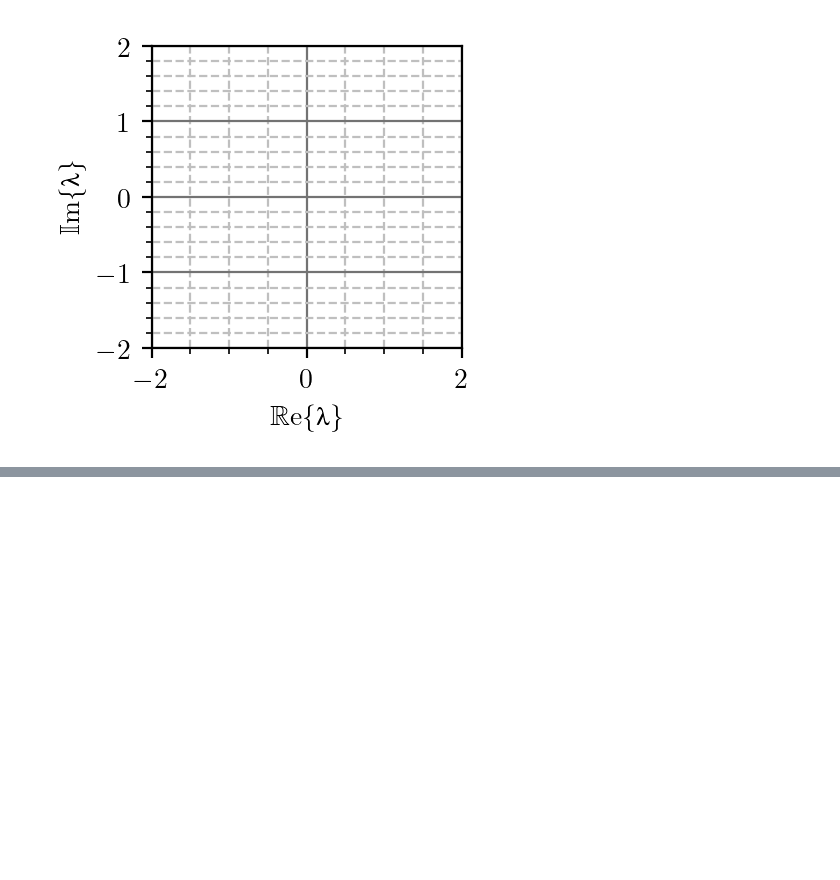
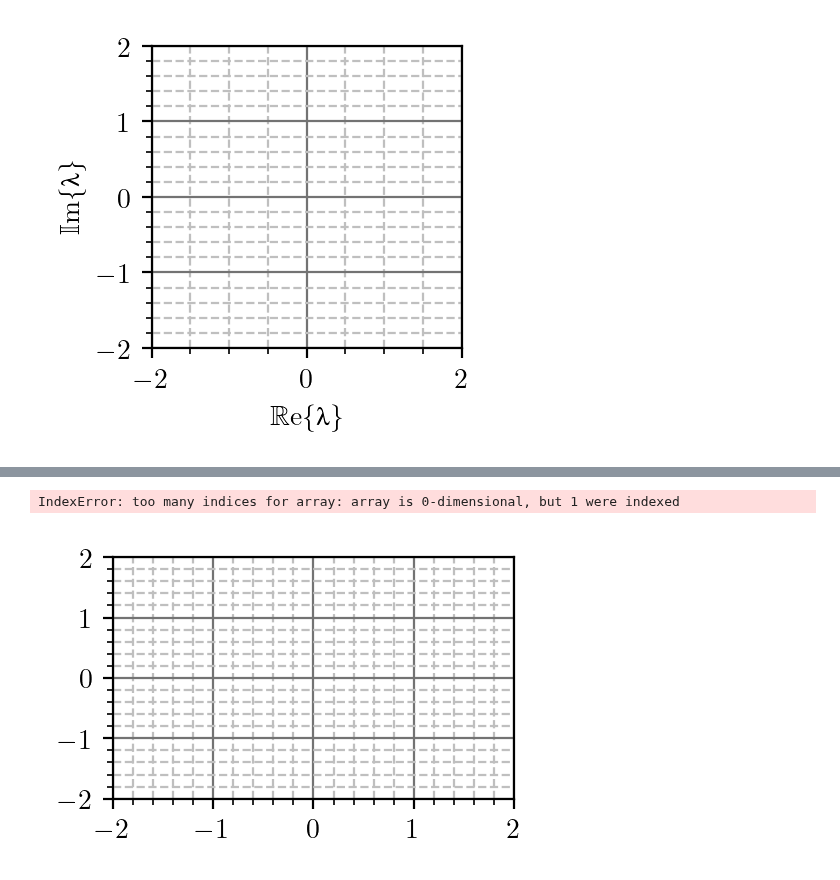
Before and after one commit to djokicd/zbirka-sis, a Jupyter notebook: 1_uvod/2_kontinualni_sistemi/fig/sistemi_plotovi.ipynb, the cells around one changed output, grey strips where cells are left out. Saved outputs shown, nothing was run; the diff lists cells and outputs as text; code cells hidden in the pictures; blank space fills up the shorter version.

```diff
--- a/1_uvod/2_kontinualni_sistemi/fig/sistemi_plotovi.ipynb
+++ b/1_uvod/2_kontinualni_sistemi/fig/sistemi_plotovi.ipynb
@@ -381,0 +406,42 @@ plt.savefig("stab.pdf", bbox_inches='tight', ppad_inches=0)
+# %%
+import matplotlib.pyplot as plt
+w = 1.6
+a = 1.618
+fig, ax =  plt.subplots(1,1, sharex=True, figsize = (a*w, w), dpi = 200)
+xlim([-2,2])
+ylim([-2,2])
+minorticks_on()
+grid(b=True, which='major', color='0.45', linestyle='-')
+grid(b=True, which='minor', color='0.75', linestyle='--')
+
+w = 1e6
+sigma = -50
+T0 = 2*pi/w
+
+t = np.linspace(1/sigma, -2/sigma, 1000)
+
+def V1(t):
+    if t < 0: return 0
+    return exp(sigma*t)
+
+def V2(t):
+    if t < 0: return 0
+    return -exp(sigma*t)
+
+
+y1 = [V1(t) for t in t]
+y2 = [V2(t) for t in t]
+
+
+ax.fill_between(np.array(t), np.array(y1), np.array(y2))
+
+plt.plot(t, y1, 'k')
+plt.plot(t, y2, 'k')
+plt.xlabel(r'$t/T_0$')
+plt.ylabel(r'$V_\mathrm{m}/V_{\rm m,max} [\%]$')
+plt.xlim([1/sigma, -2/sigma])
+plt.ylim([min(y), max(y)])
+plt.savefig("comb_RLC_impulse.pdf", bbox_inches='tight', ppad_inches=0)
+# %% [output]
+IndexError: too many indices for array: array is 0-dimensional, but 1 were indexed
+[figure, added]
```
Also changed, not shown: parts of 4 cells of this notebook, 6 other files.
